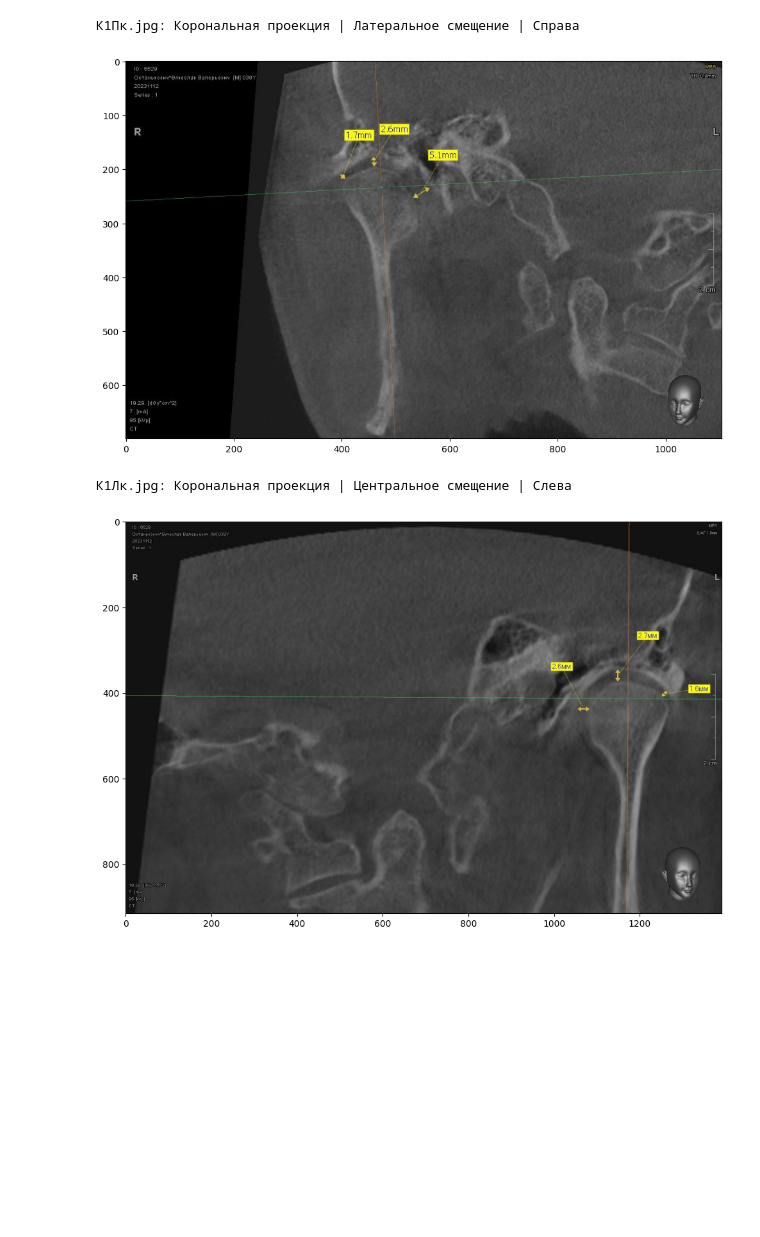
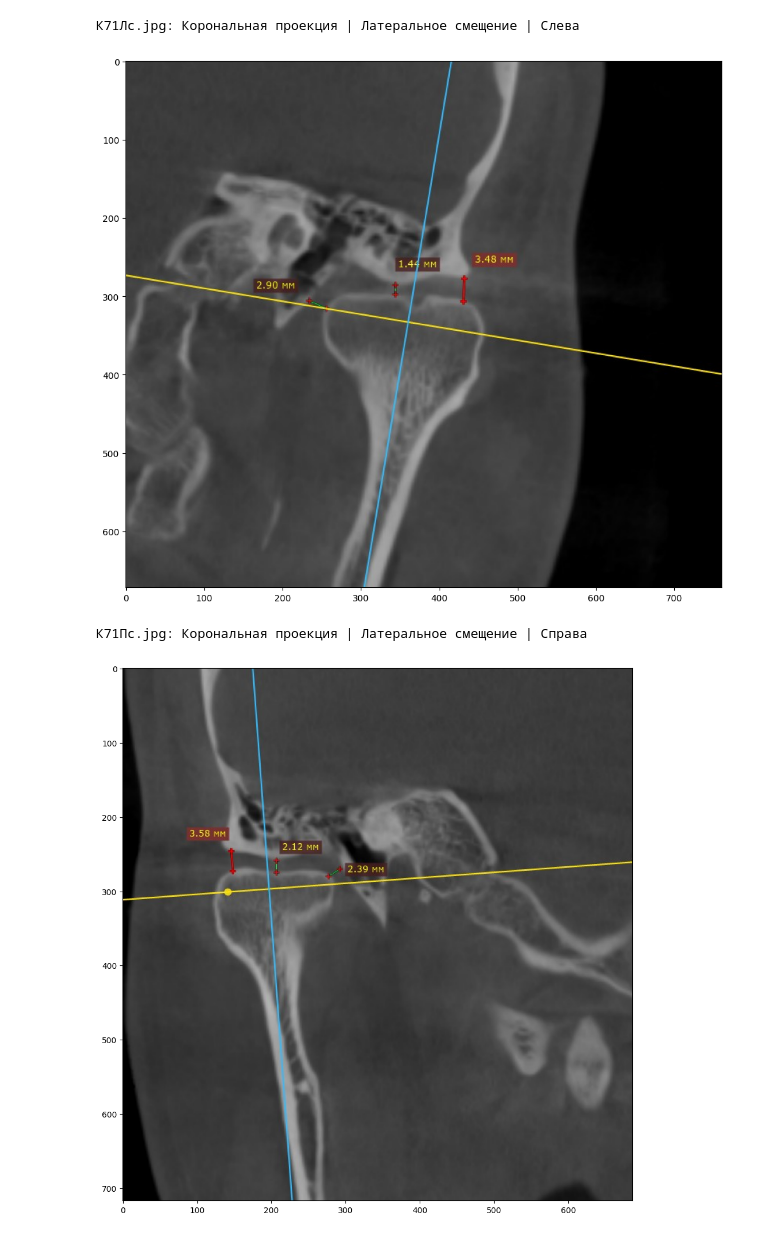
Before and after one commit to 19man72/Pathologies_ArtDental_g, a Jupyter notebook: Utkin Dmitry/single_study_observation.ipynb, the cells around one changed output. Cells and saved outputs as stored; diff of their text form; code cells hidden in the pictures; blank space fills up the shorter version.

```diff
--- a/Utkin Dmitry/single_study_observation.ipynb
+++ b/Utkin Dmitry/single_study_observation.ipynb
@@ -12,7 +12,7 @@ img_data = list(os.walk(DATA_DIR))
 def show_images(study_id):
     img_id_1 = f"К{study_id}Л"
     img_id_2 = f"К{study_id}П"
-    for root, dirs, files in img_data:
+    for root, _, files in img_data:
         for file in list(sorted(files)):
             if file.startswith(img_id_1) or file.startswith(img_id_2):
                 projection_name, _ = get_projection(root)
@@ -23,13 +23,13 @@ def show_images(study_id):
                 )
 
                 image = mpimg.imread(os.path.join(root, file))
-                fig = plt.figure(figsize=(12, 12))
+                _ = plt.figure(figsize=(12, 12))
                 plt.imshow(image)
                 plt.show()
 # %%
-show_images(1)
+show_images(71)
 # %% [output]
-К1Пк.jpg: Корональная проекция | Латеральное смещение | Справа
+К71Лс.jpg: Корональная проекция | Латеральное смещение | Слева
-[figure, old version]
+[figure, new version]
-К1Лк.jpg: Корональная проекция | Центральное смещение | Слева
+К71Пс.jpg: Корональная проекция | Латеральное смещение | Справа
-[figure, old version]
+[figure, new version]
```
Also changed, not shown: parts of 1 cell of this notebook, 1 other file.
